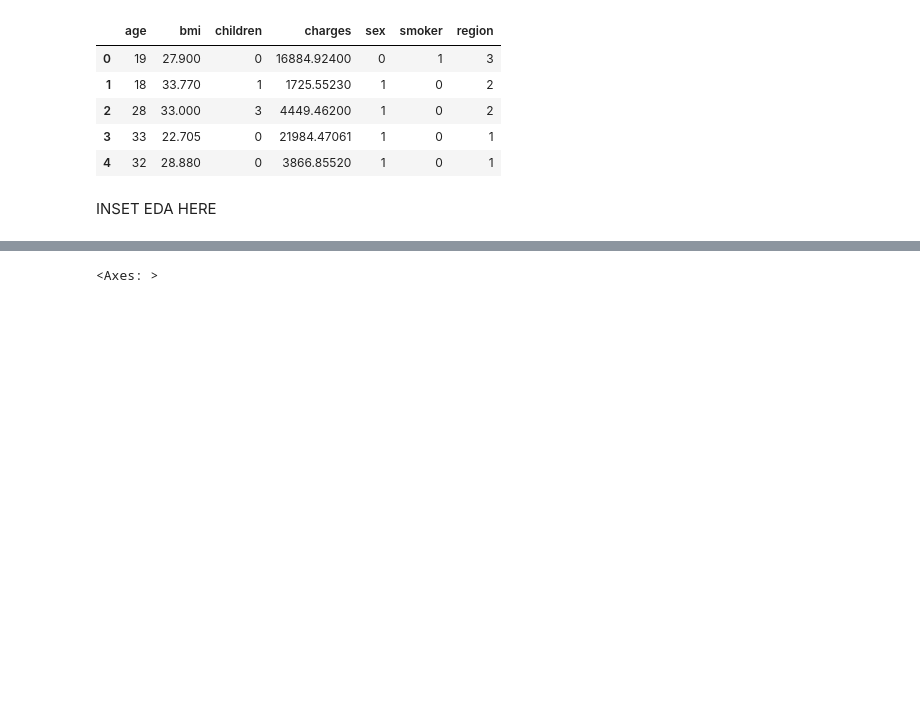
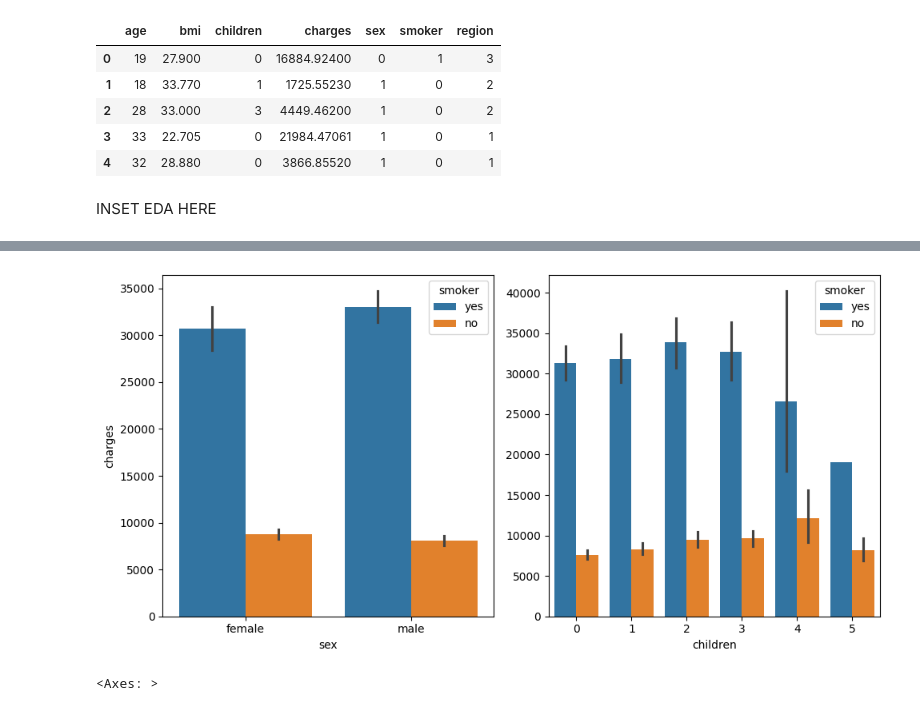
Before and after one commit to jronald88/Linear-Regression-Project, a Jupyter notebook: src/explore.ipynb, the cells around one changed output, grey strips where cells are left out. Drawn from its saved outputs; the diff is of its cells as text; code cells hidden in the pictures; blank space fills up the shorter version.

```diff
--- a/src/explore.ipynb
+++ b/src/explore.ipynb
@@ -95,3 +142,14 @@ INSET EDA HERE
+# %%
+fig, axis = plt.subplots(figsize = (10, 5), ncols = 2)
+
+sns.barplot(ax = axis[0], data = df, x = "sex", y = "charges", hue = "smoker")
+sns.barplot(ax = axis[1], data = df, x = "children", y = "charges", hue = "smoker").set(ylabel = None)
+
+plt.tight_layout()
+
+plt.show()
+# %% [output]
+[figure, added]
 # %%
 sns.heatmap(df_encoded.corr(), annot=True)
 # %% [output]
```
Also changed, not shown: parts of 7 cells of this notebook.
